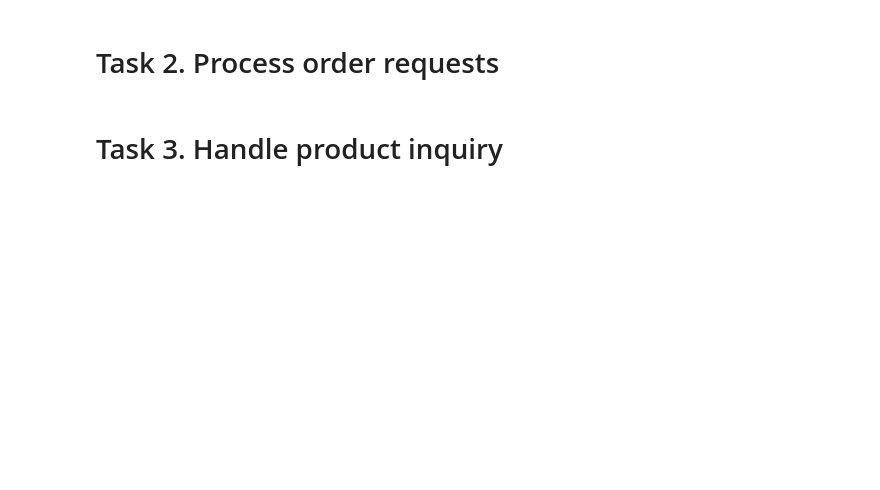
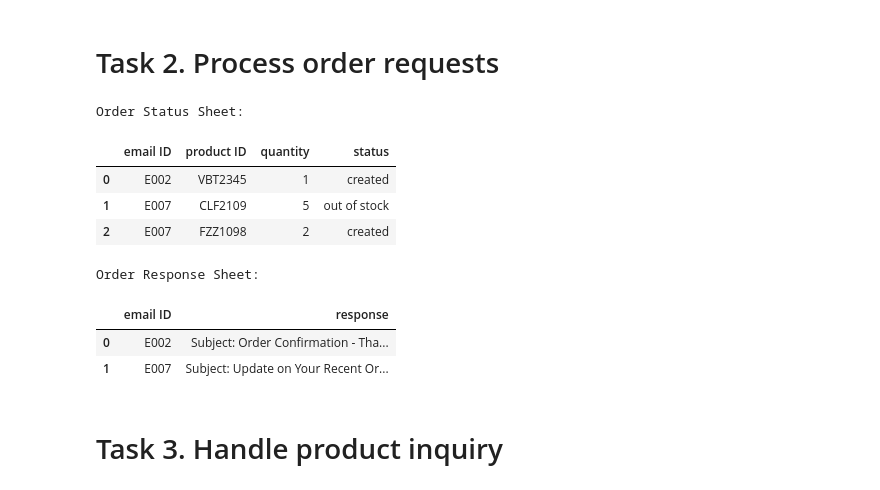
Before and after one commit to grawlithe/conduit-assessment-python, a Jupyter notebook: Solve_Business_Problems_with_AI.ipynb, the cells around one changed output. Saved outputs shown, nothing was run; the diff lists cells and outputs as text; code cells hidden in the pictures; blank space fills up the shorter version.

```diff
--- a/Solve_Business_Problems_with_AI.ipynb
+++ b/Solve_Business_Problems_with_AI.ipynb
@@ -251,7 +250,6 @@ display(email_classification_df.head())
 # %% [markdown]
 # Task 2. Process order requests
 # %%
-
 import json
 import pandas as pd
 from IPython.display import display
@@ -265,7 +263,7 @@ def parse_order_request(email_body, products_df):
     Returns a list of dictionaries with product_id and quantity.
     """
     # Create a simplified catalog for the prompt to help the LLM.
-    product_list_for_prompt = products_df[['product ID', 'name']].to_string(index=False)
+    product_list_for_prompt = products_df[['product_id', 'name']].to_string(index=False)
 
     prompt = f"""
     You are an order processing assistant. Parse the following email to extract the product(s) and quantity being ordered.
@@ -339,12 +337,12 @@ order_response_list = []
 
 # Filter for emails classified as 'order request'.
 order_request_emails = email_classification_df[email_classification_df['category'] == 'order request']
-order_request_emails = pd.merge(order_request_emails, emails_df, on='email ID')
+order_request_emails = pd.merge(order_request_emails, emails_df, left_on='email ID', right_on='email_id')
 
 # Process each order request.
 for index, row in order_request_emails.iterrows():
     email_id = row['email ID']
-    email_body = row['body']
+    email_body = row['message']
 
     # Use the LLM to parse the order from the email.
     ordered_items = parse_order_request(email_body, products_inventory_df)
@@ -360,40 +358,51 @@ for index, row in order_request_emails.iterrows():
         quantity = int(item.get('quantity', 1))
 
         # Find the product in our inventory.
-        product_info = products_inventory_df[products_inventory_df['product ID'] == product_id]
+        product_info = products_inventory_df[products_inventory_df['product_id'] == product_id]
 
         if not product_info.empty:
             stock_idx = product_info.index[0]
-            stock_amount = products_inventory_df.loc[stock_idx, 'stock amount']
+            stock_amount = products_inventory_df.loc[stock_idx, 'stock']
             product_name = products_inventory_df.loc[stock_idx, 'name']
 
             if stock_amount >= quantity:
                 # Item is in stock.
-                products_inventory_df.loc[stock_idx, 'stock amount'] -= quantity
+                products_inventory_df.loc[stock_idx, 'stock'] -= quantity
                 status = 'created'
             else:
                 # Item is out of stock.
                 status = 'out of stock'
 
             order_status_list.append({'email ID': email_id, 'product ID': product_id, 'quantity': quantity, 'status': status})
             processed_items_for_response.append({'product_name': product_name, 'quantity': quantity, 'status': status})
         else:
             # Product ID not found in catalog.
             order_status_list.append({'email ID': email_id, 'product ID': product_id, 'quantity': quantity, 'status': 'product_not_found'})
             processed_items_for_response.append({'product_name': f"Unknown Product (ID: {product_id})", 'quantity': quantity, 'status': 'product_not_found'})
+
 
     # Generate the email response after processing all items for the current email.
     response_text = generate_order_response(processed_items_for_response)
     order_response_list.append({'email ID': email_id, 'response': response_text})
 
 # Create DataFrames from the results.
 order_status_df = pd.DataFrame(order_status_list)
 order_response_df = pd.DataFrame(order_response_list)
 
 # Display the first 5 rows of each new DataFrame.
 print("Order Status Sheet:")
 display(order_status_df.head())
 print("\nOrder Response Sheet:")
 display(order_response_df.head())
+# %% [output]
+Order Status Sheet:
+|  | email ID | product ID | quantity | status |
+| 0 | E002 | VBT2345 | 1 | created |
+| 1 | E007 | CLF2109 | 5 | out of stock |
+| 2 | E007 | FZZ1098 | 2 | created |
+Order Response Sheet:
+|  | email ID | response |
+| 0 | E002 | Subject: Order Confirmation - Tha... |
+| 1 | E007 | Subject: Update on Your Recent Or... |
 # %% [markdown]
 # Task 3. Handle product inquiry
```
Also changed, not shown: parts of 5 cells of this notebook.
